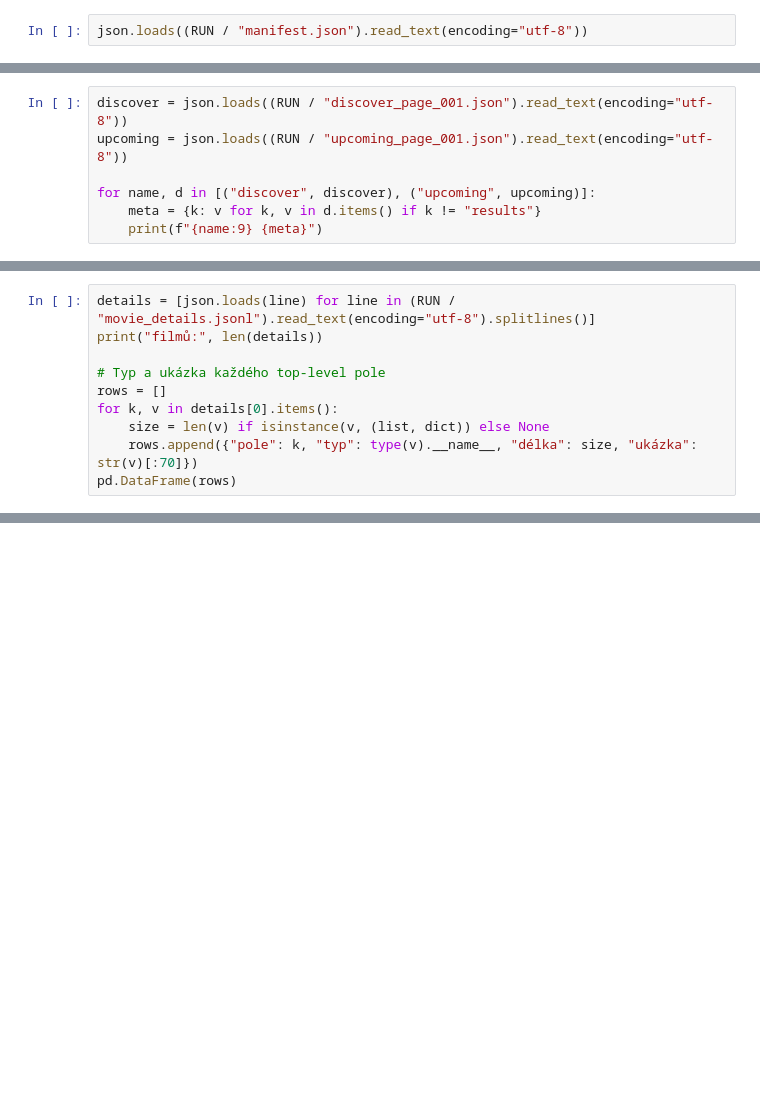
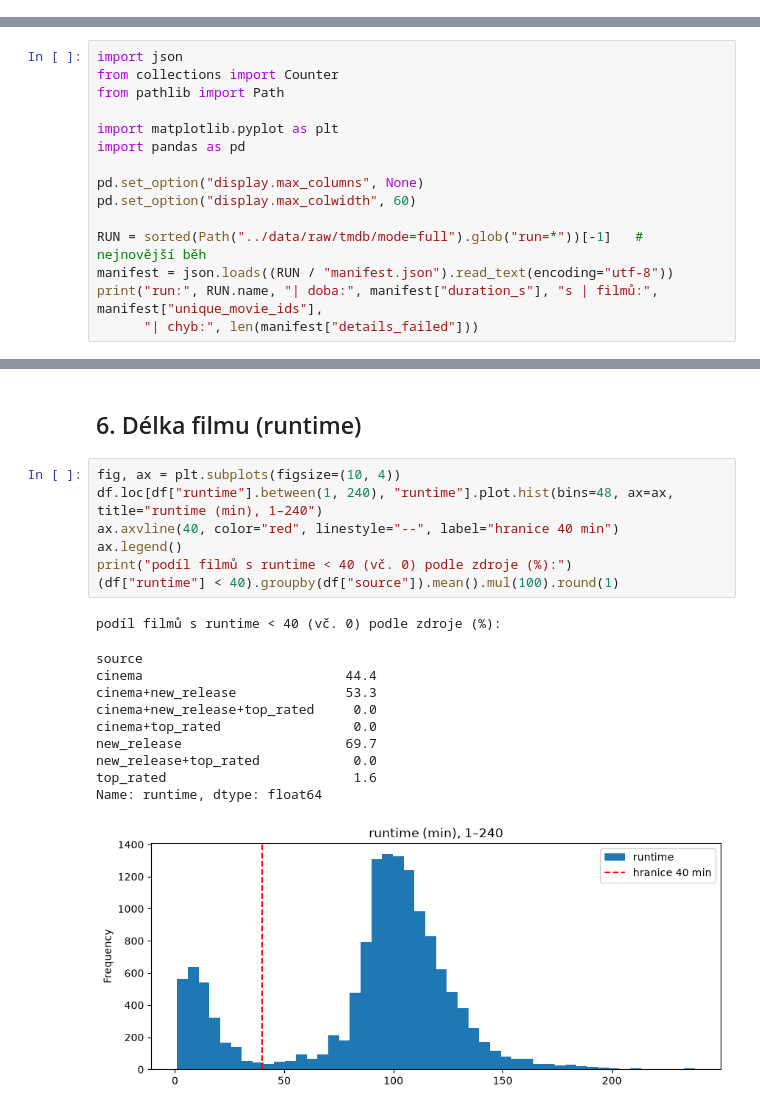
Before and after one commit to martincho48/films, a Jupyter notebook: eda/01_raw_tmdb.ipynb, the cells around one changed output, grey strips where cells are left out. Cells and saved outputs as stored; diff of their text form; blank space fills up the shorter version.

Commit message:
EDA on full run: sources, missing values, votes, runtime, CZ premieres

```diff
--- a/eda/01_raw_tmdb.ipynb
+++ b/eda/01_raw_tmdb.ipynb
@@ -31,2 +0,0 @@ run: ..\data\raw\tmdb\dt=2026-10-26\run_2026-10-26T11-45-16Z
-# %%
-json.loads((RUN / "manifest.json").read_text(encoding="utf-8"))
@@ -46,7 +0,0 @@ Odpovědi jsou stránkované. Každá stránka obsahuje 20 filmů v `results` a
-# %%
-discover = json.loads((RUN / "discover_page_001.json").read_text(encoding="utf-8"))
-upcoming = json.loads((RUN / "upcoming_page_001.json").read_text(encoding="utf-8"))
-
-for name, d in [("discover", discover), ("upcoming", upcoming)]:
-    meta = {k: v for k, v in d.items() if k != "results"}
-    print(f"{name:9} {meta}")
@@ -88,10 +0,0 @@ Hlavní datový zdroj. Jeden řádek JSONL odpovídá jednomu filmu.
-# %%
-details = [json.loads(line) for line in (RUN / "movie_details.jsonl").read_text(encoding="utf-8").splitlines()]
-print("filmů:", len(details))
-
-# Typ a ukázka každého top-level pole
-rows = []
-for k, v in details[0].items():
-    size = len(v) if isinstance(v, (list, dict)) else None
-    rows.append({"pole": k, "typ": type(v).__name__, "délka": size, "ukázka": str(v)[:70]})
-pd.DataFrame(rows)
@@ -398,0 +6,15 @@ Platí pro vzorek 31 filmů z běhu 2026-10-26. Při plném scrapingu je potřeb
+# %%
+import json
+from collections import Counter
+from pathlib import Path
+
+import matplotlib.pyplot as plt
+import pandas as pd
+
+pd.set_option("display.max_columns", None)
+pd.set_option("display.max_colwidth", 60)
+
+RUN = sorted(Path("../data/raw/tmdb/mode=full").glob("run=*"))[-1]   # nejnovější běh
+manifest = json.loads((RUN / "manifest.json").read_text(encoding="utf-8"))
+print("run:", RUN.name, "| doba:", manifest["duration_s"], "s | filmů:", manifest["unique_movie_ids"],
+      "| chyb:", len(manifest["details_failed"]))
@@ -398,0 +162,21 @@ Platí pro vzorek 31 filmů z běhu 2026-10-26. Při plném scrapingu je potřeb
+# %% [markdown]
+## 6. Délka filmu (runtime)
+# %%
+fig, ax = plt.subplots(figsize=(10, 4))
+df.loc[df["runtime"].between(1, 240), "runtime"].plot.hist(bins=48, ax=ax, title="runtime (min), 1–240")
+ax.axvline(40, color="red", linestyle="--", label="hranice 40 min")
+ax.legend()
+print("podíl filmů s runtime < 40 (vč. 0) podle zdroje (%):")
+(df["runtime"] < 40).groupby(df["source"]).mean().mul(100).round(1)
+# %% [output]
+podíl filmů s runtime < 40 (vč. 0) podle zdroje (%):
+source
+cinema                          44.4
+cinema+new_release              53.3
+cinema+new_release+top_rated     0.0
+cinema+top_rated                 0.0
+new_release                     69.7
+new_release+top_rated            0.0
+top_rated                        1.6
+Name: runtime, dtype: float64
+[figure, added]
```
Also changed, not shown: parts of 57 cells of this notebook, 1 other file.
